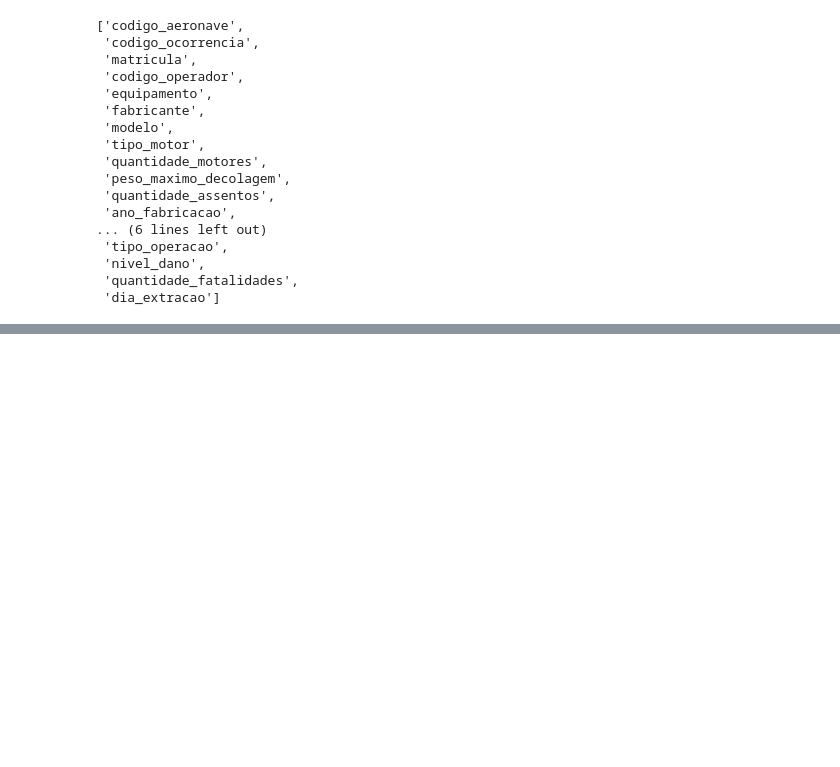
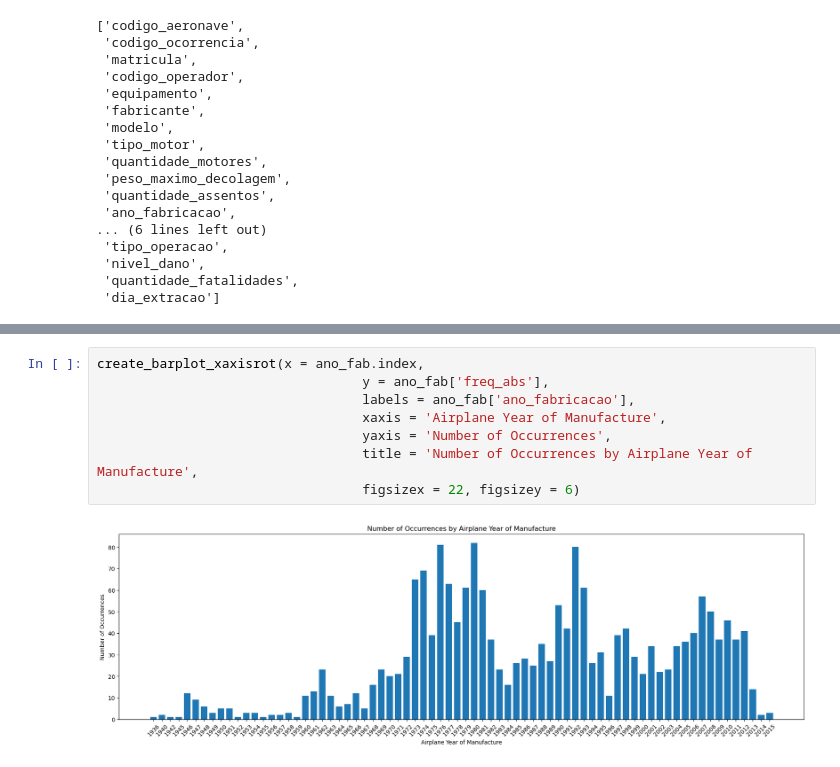
Before and after one commit to larissasayurifutino/brazil-flights-events, a Jupyter notebook: src/descritivas_LarissaSayuriSantos.ipynb, the cells around one changed output, grey strips where cells are left out. Cells and saved outputs as stored; diff of their text form; blank space fills up the shorter version.

```diff
--- a/src/descritivas_LarissaSayuriSantos.ipynb
+++ b/src/descritivas_LarissaSayuriSantos.ipynb
@@ -1149,0 +989,10 @@ ocorr_aero.head()
+# %%
+create_barplot_xaxisrot(x = ano_fab.index,
+                                  y = ano_fab['freq_abs'],
+                                  labels = ano_fab['ano_fabricacao'],
+                                  xaxis = 'Airplane Year of Manufacture',
+                                  yaxis = 'Number of Occurrences',
+                                  title = 'Number of Occurrences by Airplane Year of Manufacture',
+                                  figsizex = 22, figsizey = 6)
+# %% [output]
+[figure, added]
```
Also changed, not shown: parts of 95 cells of this notebook.
